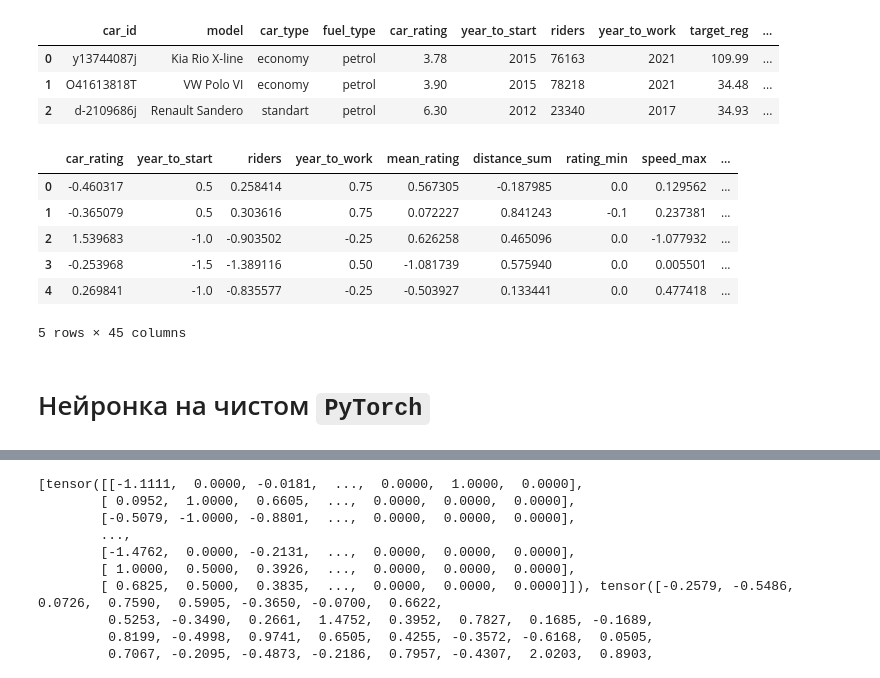
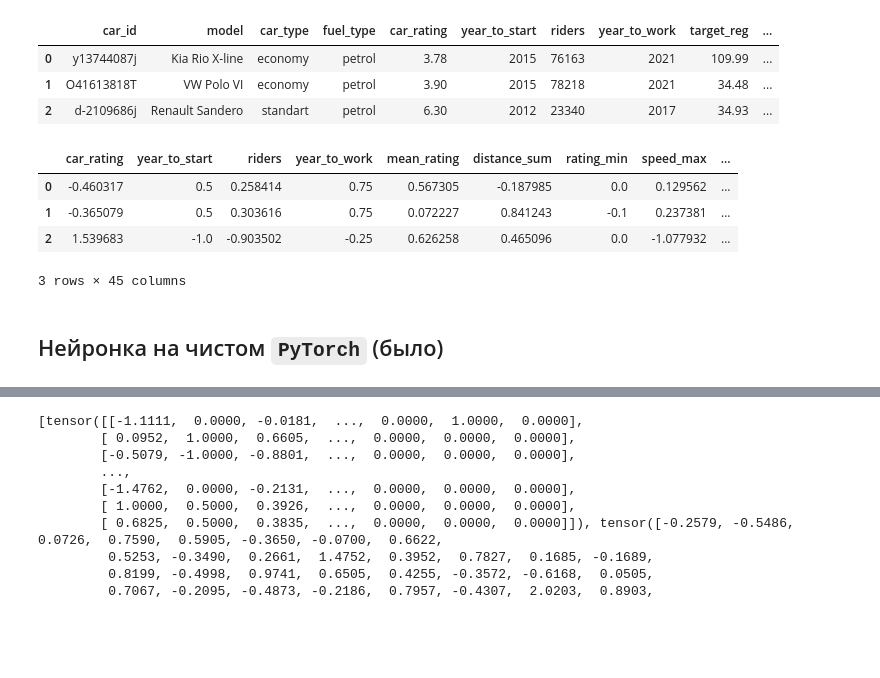
Before and after one commit to a-milenkin/ml_instruments, a Jupyter notebook: notebooks/Lightning_intro.ipynb, the cells around one changed output, grey strips where cells are left out. Drawn from its saved outputs; the diff is of its cells as text; code cells hidden in the pictures; blank space fills up the shorter version.

```diff
--- a/notebooks/Lightning_intro.ipynb
+++ b/notebooks/Lightning_intro.ipynb
@@ -103,5 +103,5 @@ folder_path = Path(cfg.data_path)
 # %%
-rides_info = pd.read_csv(str(folder_path / "quickstart_train.csv"))
+rides_info = pd.read_csv('https://github.com/a-milenkin/ml_instruments/raw/refs/heads/main/data/quickstart_train.csv')
 rides_info.head(3)
 # %% [output]
 |  | car_id | model | car_type | fuel_type | car_rating | year_to_start | riders | year_to_work | target_reg | ... |
@@ -138,12 +138,10 @@ cfg.num_tar_class = (
     train.target_class.nunique()
 )  # количество выходов равно количеству предсказываемых классов
 # %%
-df.head()
+df.head(3)
 # %% [output]
 |  | car_rating | year_to_start | riders | year_to_work | mean_rating | distance_sum | rating_min | speed_max | ... |
 | 0 | -0.460317 | 0.5 | 0.258414 | 0.75 | 0.567305 | -0.187985 | 0.0 | 0.129562 | ... |
 | 1 | -0.365079 | 0.5 | 0.303616 | 0.75 | 0.072227 | 0.841243 | -0.1 | 0.237381 | ... |
 | 2 | 1.539683 | -1.0 | -0.903502 | -0.25 | 0.626258 | 0.465096 | 0.0 | -1.077932 | ... |
-| 3 | -0.253968 | -1.5 | -1.389116 | 0.50 | -1.081739 | 0.575940 | 0.0 | 0.005501 | ... |
-| 4 | 0.269841 | -1.0 | -0.835577 | -0.25 | -0.503927 | 0.133441 | 0.0 | 0.477418 | ... |
-5 rows × 45 columns
+3 rows × 45 columns
@@ -158,5 +148,5 @@ cfg.num_tar_class = (
 # %% [markdown]
-# Нейронка на чистом `PyTorch`
+## Нейронка на чистом `PyTorch` (было)
 # %%
 # датасет выдает фичи и значения целевых переменных
 class Rides(Dataset):
```
Also changed, not shown: parts of 31 cells of this notebook, 1 other file.
